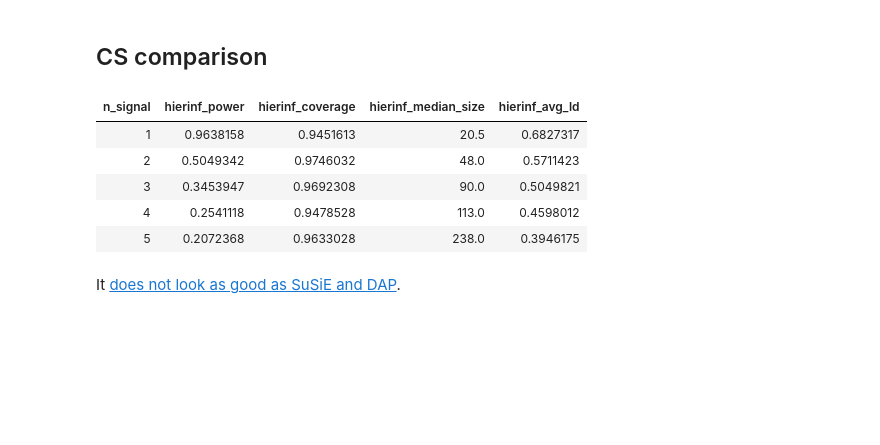
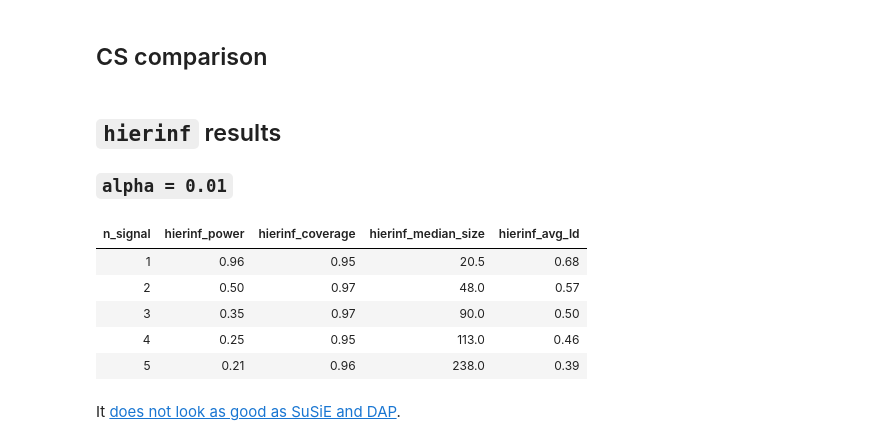
Before and after one commit to stephenslab/dsc-finemap, a Jupyter notebook: analysis/benchmark_evaluation.ipynb, the cells around one changed output. Saved outputs shown, nothing was run; the diff lists cells and outputs as text; code cells hidden in the pictures; blank space fills up the shorter version.

```diff
--- a/analysis/benchmark_evaluation.ipynb
+++ b/analysis/benchmark_evaluation.ipynb
@@ -507,15 +509,19 @@ R: stdout = f'{_output:n}.log', expand = '${ }', workdir = cwd
     colnames(result) = c('n_signal', 'susie_discoveries', 'dap_discoveries', 'hierinf_discoveries', 'susie_power', 'dap_power', 'hierinf_power', 'susie_coverage', 'dap_coverage', 'hierinf_coverage', 'susie_median_size', 'dap_median_size', 'hierinf_median_size', 'susie_avg_ld', 'dap_avg_ld', 'hierinf_avg_ld', 'susie_overlap', 'dap_overlap', 'hierinf_overlap')
     rownames(result) = as.character(result[,1])
     saveRDS(data.frame(result), ${_output:r})
+# %% [markdown]
+## `hierinf` results
+
+### `alpha = 0.01`
 # %%
-hierinf_result = readRDS('/home/gaow/GIT/lab-dsc/dsc-finemap/output/susie_paper/result_20190610_CS_hierinf_fwer_0.01_susie_prior_0p1_null_0p0.rds')[,c(1,7,10,13,16)]
+hierinf_result = round(readRDS('/home/gaow/GIT/lab-dsc/dsc-finemap/output/susie_paper/result_20190610_CS_hierinf_fwer_0.01_susie_prior_0p1_null_0p0.rds')[,c(1,7,10,13,16)],2)
 hierinf_result
 # %% [output]
 | n_signal | hierinf_power | hierinf_coverage | hierinf_median_size | hierinf_avg_ld |
-| 1 | 0.9638158 | 0.9451613 | 20.5 | 0.6827317 |
-| 2 | 0.5049342 | 0.9746032 | 48.0 | 0.5711423 |
-| 3 | 0.3453947 | 0.9692308 | 90.0 | 0.5049821 |
-| 4 | 0.2541118 | 0.9478528 | 113.0 | 0.4598012 |
-| 5 | 0.2072368 | 0.9633028 | 238.0 | 0.3946175 |
+| 1 | 0.96 | 0.95 | 20.5 | 0.68 |
+| 2 | 0.50 | 0.97 | 48.0 | 0.57 |
+| 3 | 0.35 | 0.97 | 90.0 | 0.50 |
+| 4 | 0.25 | 0.95 | 113.0 | 0.46 |
+| 5 | 0.21 | 0.96 | 238.0 | 0.39 |
 # %% [markdown]
 It [does not look as good as SuSiE and DAP](https://stephenslab.github.io/susie-paper/manuscript_results/numerical_results.html#Result).
```
Also changed, not shown: parts of 14 cells of this notebook, 2 other files.
